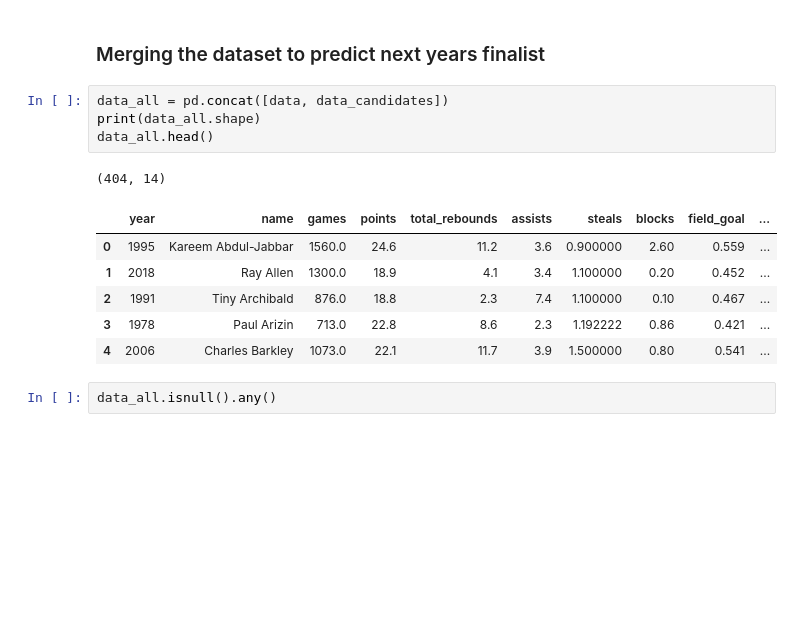
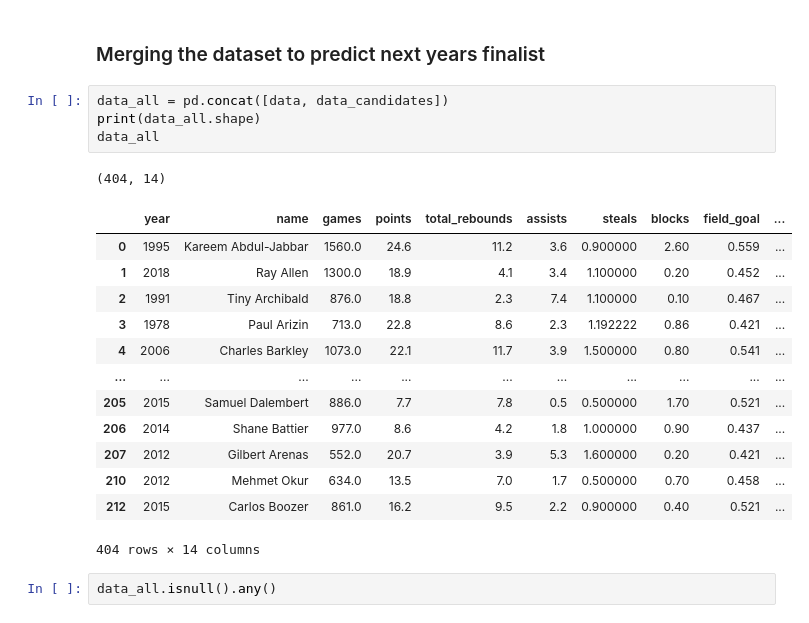
Before and after one commit to maliakber/data-mining-csc-503, a Jupyter notebook: source/nba-hall-of-fame-jupnote.ipynb, the cells around one changed output. Saved outputs shown, nothing was run; the diff lists cells and outputs as text; blank space fills up the shorter version.

```diff
--- a/source/nba-hall-of-fame-jupnote.ipynb
+++ b/source/nba-hall-of-fame-jupnote.ipynb
@@ -245,15 +239,22 @@ data.head()
 # %%
 data_all = pd.concat([data, data_candidates])
 print(data_all.shape)
-data_all.head()
+data_all
 # %% [output]
 (404, 14)
 |  | year | name | games | points | total_rebounds | assists | steals | blocks | field_goal | ... |
 | 0 | 1995 | Kareem Abdul-Jabbar | 1560.0 | 24.6 | 11.2 | 3.6 | 0.900000 | 2.60 | 0.559 | ... |
 | 1 | 2018 | Ray Allen | 1300.0 | 18.9 | 4.1 | 3.4 | 1.100000 | 0.20 | 0.452 | ... |
 | 2 | 1991 | Tiny Archibald | 876.0 | 18.8 | 2.3 | 7.4 | 1.100000 | 0.10 | 0.467 | ... |
 | 3 | 1978 | Paul Arizin | 713.0 | 22.8 | 8.6 | 2.3 | 1.192222 | 0.86 | 0.421 | ... |
 | 4 | 2006 | Charles Barkley | 1073.0 | 22.1 | 11.7 | 3.9 | 1.500000 | 0.80 | 0.541 | ... |
+| ... | ... | ... | ... | ... | ... | ... | ... | ... | ... | ... |
+| 205 | 2015 | Samuel Dalembert | 886.0 | 7.7 | 7.8 | 0.5 | 0.500000 | 1.70 | 0.521 | ... |
+| 206 | 2014 | Shane Battier | 977.0 | 8.6 | 4.2 | 1.8 | 1.000000 | 0.90 | 0.437 | ... |
+| 207 | 2012 | Gilbert Arenas | 552.0 | 20.7 | 3.9 | 5.3 | 1.600000 | 0.20 | 0.421 | ... |
+| 210 | 2012 | Mehmet Okur | 634.0 | 13.5 | 7.0 | 1.7 | 0.500000 | 0.70 | 0.458 | ... |
+| 212 | 2015 | Carlos Boozer | 861.0 | 16.2 | 9.5 | 2.2 | 0.900000 | 0.40 | 0.521 | ... |
+404 rows × 14 columns
 # %%
 data_all.isnull().any()
 # %% [output]
```
Also changed, not shown: parts of 24 cells of this notebook.
